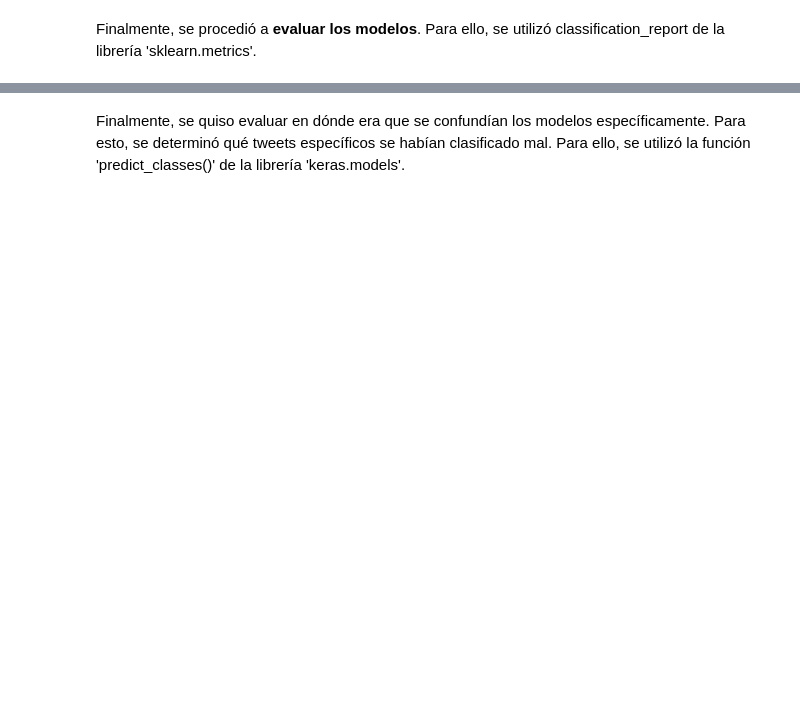
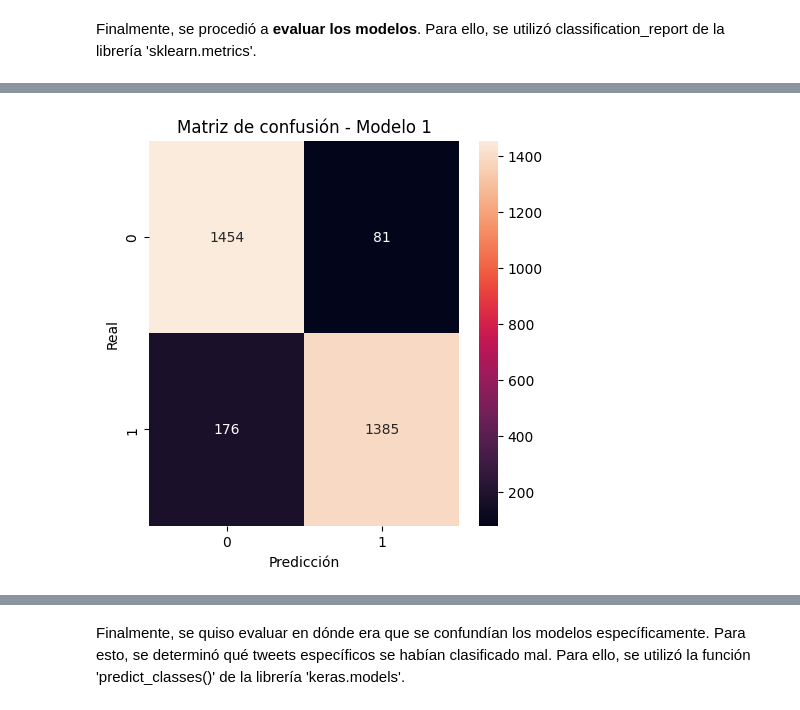
Before and after one commit to stefanoaragoni/ProyectoDeepLearning, a Jupyter notebook: proyecto.ipynb, the cells around one changed output, grey strips where cells are left out. Saved outputs shown, nothing was run; the diff lists cells and outputs as text; code cells hidden in the pictures; blank space fills up the shorter version.

```diff
--- a/proyecto.ipynb
+++ b/proyecto.ipynb
@@ -678,6 +681,17 @@ print(classification_report(y_test_m1, y_pred_m1))
     accuracy                           0.92      3096
    macro avg       0.92      0.92      0.92      3096
 weighted avg       0.92      0.92      0.92      3096
+# %%
+# MATRIZ DE CONFUSION del modelo 1
+cm_m1 = confusion_matrix(y_test_m1, y_pred_m1)
+plt.figure(figsize=(5, 5))
+sns.heatmap(cm_m1, annot=True, fmt="d")
+plt.title('Matriz de confusión - Modelo 1')
+plt.xlabel('Predicción')
+plt.ylabel('Real')
+plt.show()
+# %% [output]
+[figure, added]
 # %%
 # ---------------------- Modelo 2 ----------------------
 
```
Also changed, not shown: parts of 16 cells of this notebook, 2 other files.
